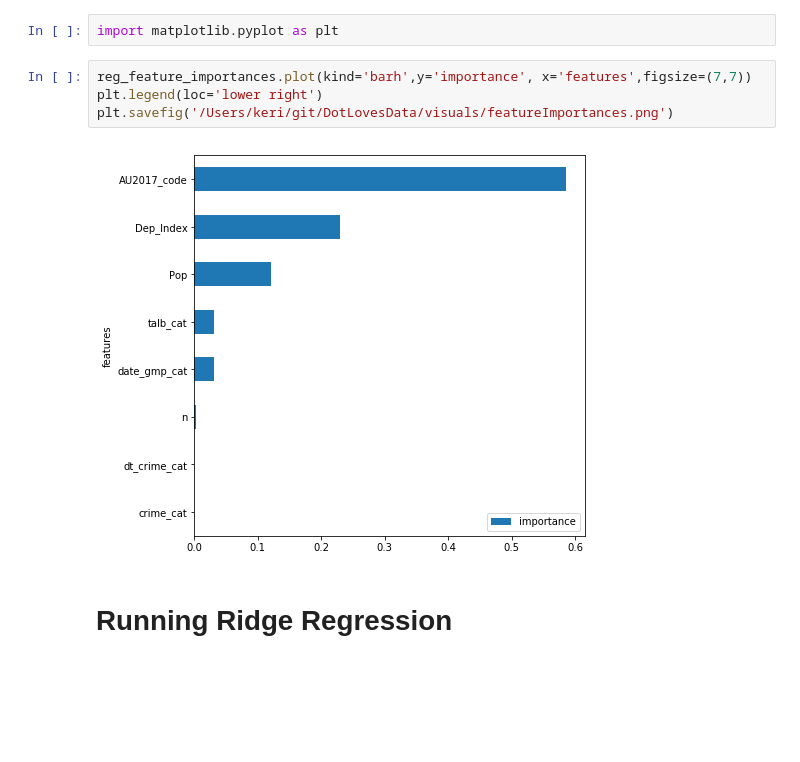
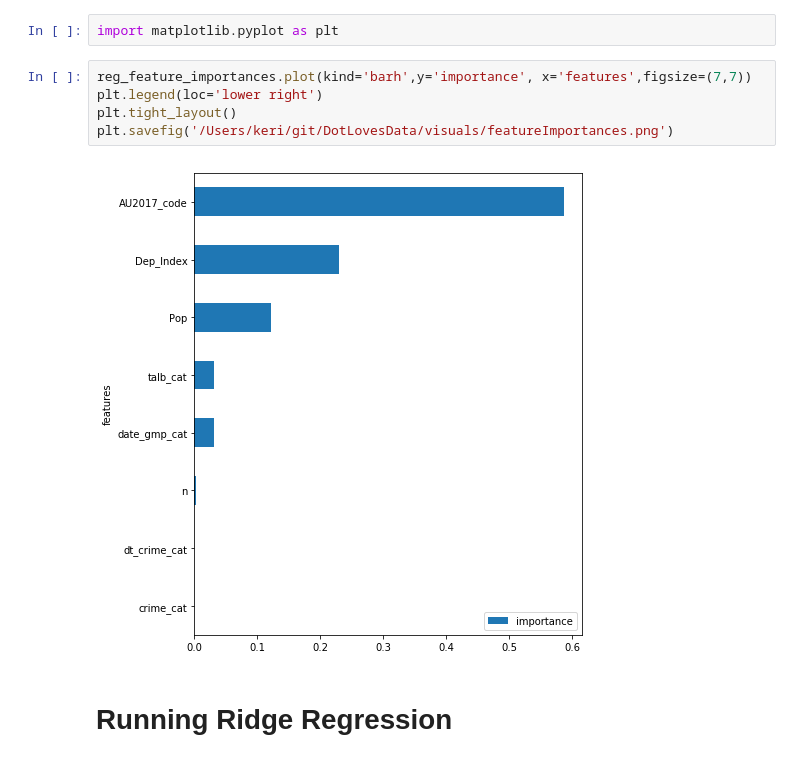
Before and after one commit to keri/DotLovesData, a Jupyter notebook: notebooks/modeling.ipynb, the cells around one changed output. Drawn from its saved outputs; the diff is of its cells as text; blank space fills up the shorter version.

```diff
--- a/notebooks/modeling.ipynb
+++ b/notebooks/modeling.ipynb
@@ -184,9 +193,10 @@ import matplotlib.pyplot as plt
 # %%
 reg_feature_importances.plot(kind='barh',y='importance', x='features',figsize=(7,7))
 plt.legend(loc='lower right')
+plt.tight_layout()
 plt.savefig('/Users/keri/git/DotLovesData/visuals/featureImportances.png')
 # %% [output]
-[figure, old version]
+[figure, new version]
 # %% [markdown]
 # Running Ridge Regression
 # %%
```
Also changed, not shown: parts of 1 cell of this notebook.
